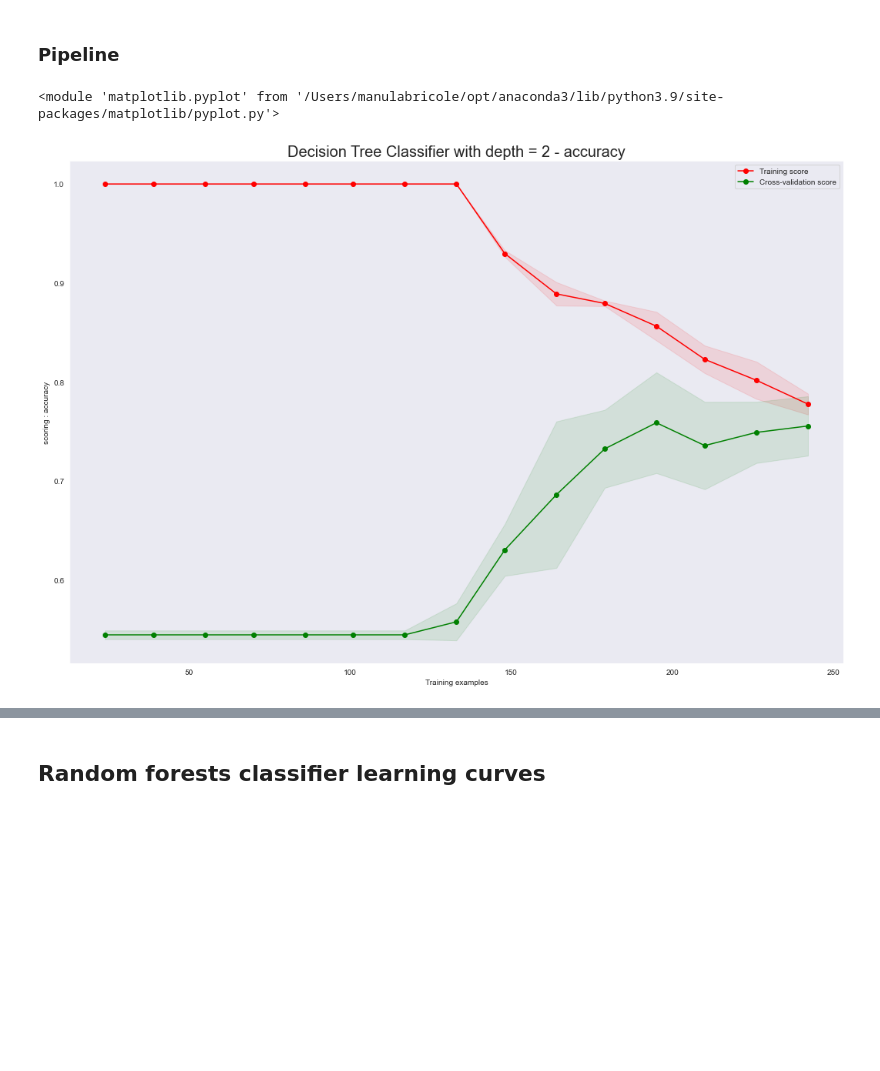
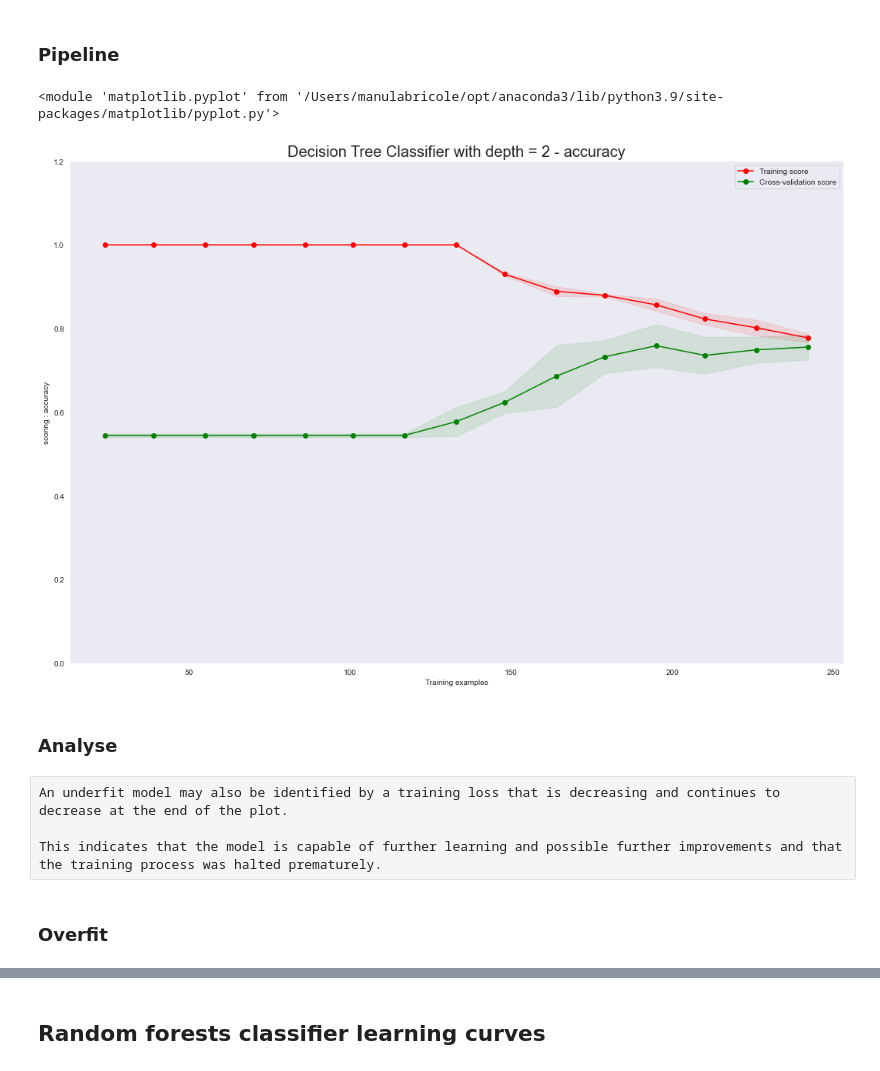
Before and after one commit to ManuLabricole/CDN-MachineLearning, a Jupyter notebook: ML3/ML3.1/ML3.1 - Algorithms Kit Eleve.ipynb, the cells around one changed output, grey strips where cells are left out. Drawn from its saved outputs; the diff is of its cells as text; code cells hidden in the pictures; blank space fills up the shorter version.

```diff
--- a/ML3/ML3.1/ML3.1 - Algorithms Kit Eleve.ipynb
+++ b/ML3/ML3.1/ML3.1 - Algorithms Kit Eleve.ipynb
@@ -420,9 +420,8 @@ def plot_learning_curve(estimator, title, X, y, ylim=None, cv=None, n_jobs=None,
 
     plt.figure(figsize=(18,12))
     plt.title(title + f"{score}", fontsize=20)
-    if ylim is not None:
-        plt.ylim(*ylim)
 
+    plt.ylim(0, 1.2)
     plt.xlabel("Training examples")
     plt.ylabel(f"scoring : {score}")
 
@@ -526,24 +540,30 @@ full_tree_clf_100 = Pipeline([
     ("preprocessing", full_pipeline),
     ("model", DecisionTreeClassifier(max_depth=100))
 ])
+# %%
+X_transform = full_pipeline.fit_transform(X)
 # %%
-tree_clf = Pipeline([
-    ("preprocessing", full_pipeline),
-    ("model", DecisionTreeClassifier(max_depth=2))
-])
-
+tree_clf = DecisionTreeClassifier(max_depth=2)
 
 plot_learning_curve(
     tree_clf,
     "Decision Tree Classifier with depth = 2 - ",
-    X,
+    X_transform,
     y,
     ylim=None,
     cv=5,
     n_jobs=-1,
     train_sizes=np.linspace(.1, 1.0, 15),
 )
 # %% [output]
 <module 'matplotlib.pyplot' from '/Users/manulabricole/opt/anaconda3/lib/python3.9/site-packages/matplotlib/pyplot.py'>
-[figure, old version]
+[figure, new version]
+# %% [markdown]
+### Analyse
+# %% [raw]
+An underfit model may also be identified by a training loss that is decreasing and continues to decrease at the end of the plot.
+
+This indicates that the model is capable of further learning and possible further improvements and that the training process was halted prematurely.
+# %% [markdown]
+### Overfit
 # %%
```
Also changed, not shown: parts of 29 cells of this notebook, 1 other file.
